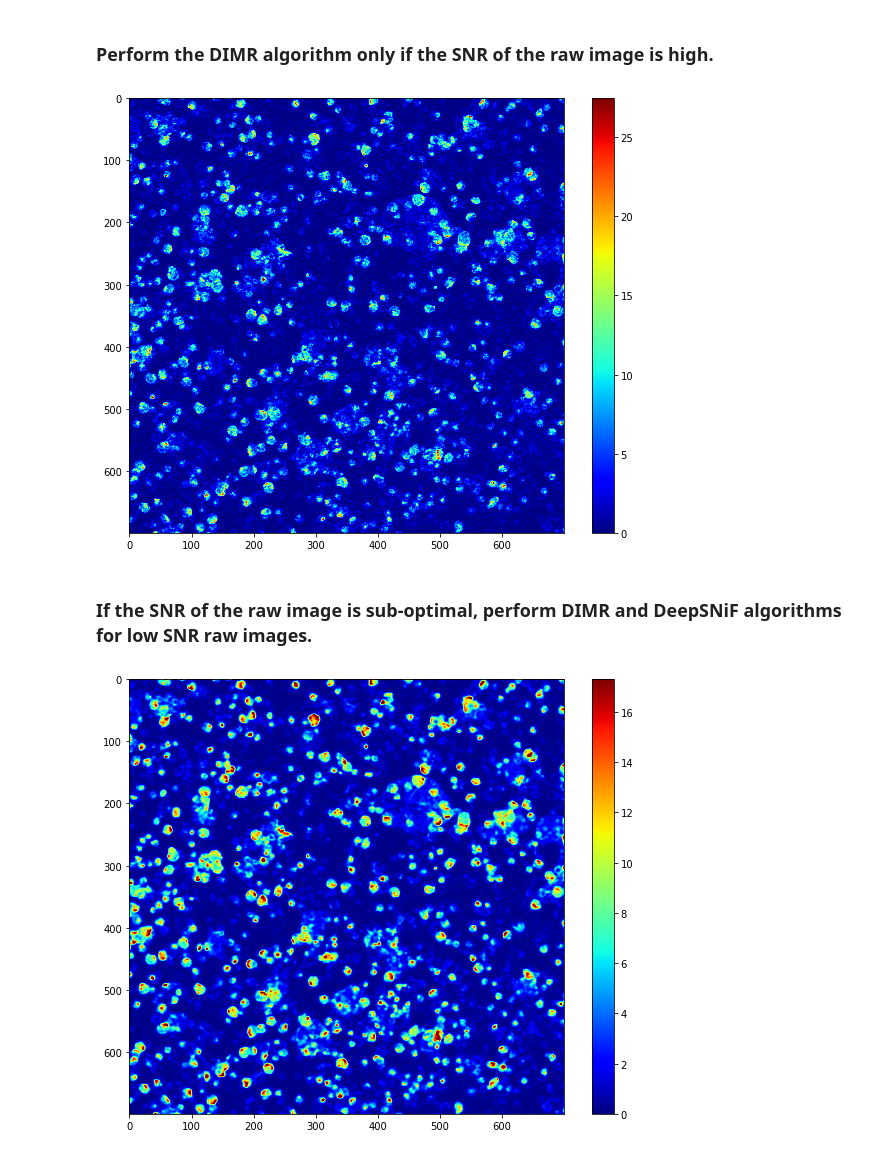
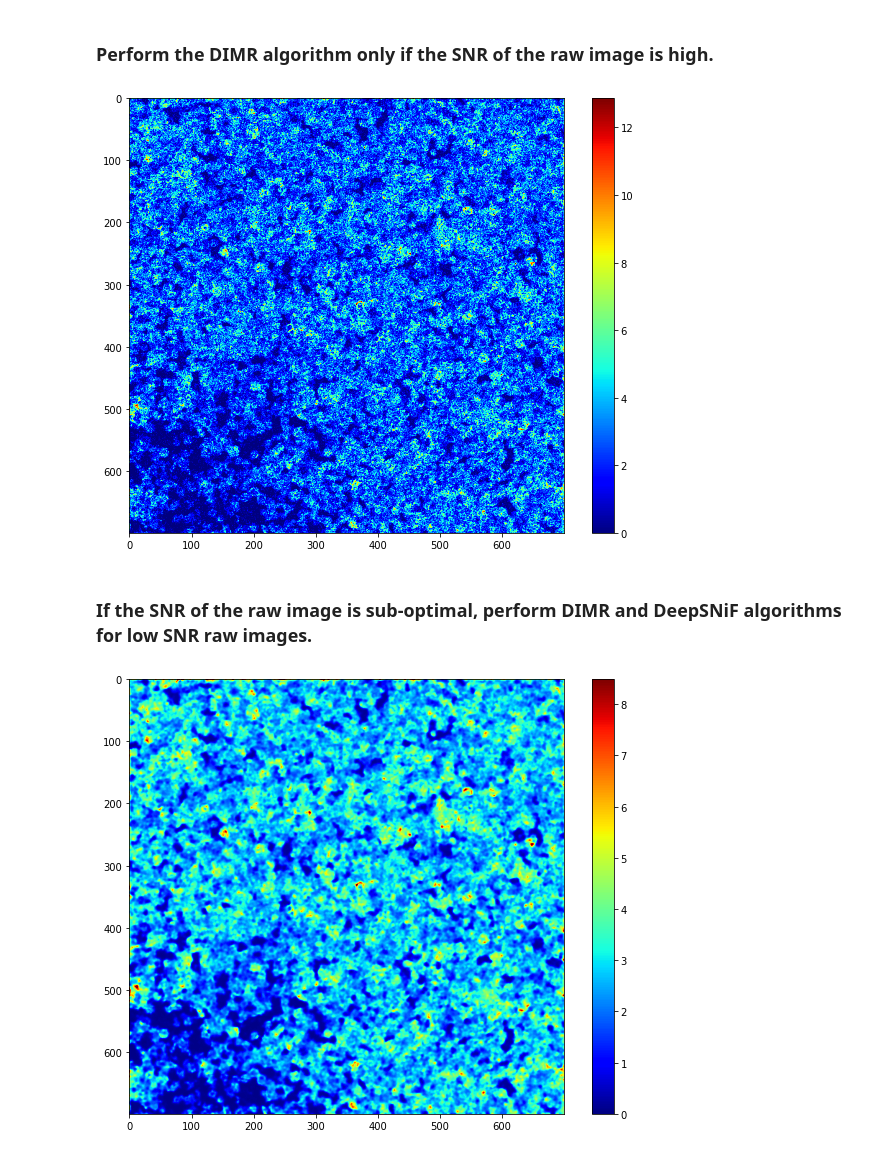
Before and after one commit to TaschnerMandlGroup/MapMetSC, a Jupyter notebook: code/python/Image_Preprocessing/IMC-Denoise_adapted/Jupyter_Notebook_examples/IMC_Denoise_Train_and_Predict.ipynb, the cells around one changed output. Saved outputs shown, nothing was run; the diff lists cells and outputs as text; code cells hidden in the pictures.

```diff
--- a/code/python/Image_Preprocessing/IMC-Denoise_adapted/Jupyter_Notebook_examples/IMC_Denoise_Train_and_Predict.ipynb
+++ b/code/python/Image_Preprocessing/IMC-Denoise_adapted/Jupyter_Notebook_examples/IMC_Denoise_Train_and_Predict.ipynb
@@ -113,7 +112,7 @@ Note:
 if 'generated_patches' in globals():
     del generated_patches
 
-channel_name = "89Y"
+channel_name = "163Dy"
 base_path = "/data_isilon_main/isilon_images/10_MetaSystems/MetaSystemsData/Multimodal_Imaging_Daria"
 out_path = os.path.join(base_path, "_Data_Analysis/_tmp_daria/Image_analysis/20230105_IMC-Denoise")
 Raw_directory = os.path.join(out_path, "training") # change this directory to your Raw_image_directory.
@@ -187,7 +186,11 @@ val_set_percent = 0.15 # percentage of validation set. The default is 0.15.
 loss_function = "I_divergence" # loss function used. The default is "I_divergence".
 weights_name = "weights.hdf5" # trained network weights saved here. If None, the weights will not be saved.
 loss_name = "loss.npz" # training and validation losses saved here, either .mat or .npz format. If not defined, the losses will not be saved.
-weights_save_directory = os.path.join(out_path, "results") # location where 'weights_name' and 'loss_name' saved.
+
+if not os.path.exists(os.path.join(out_path, "results", channel_name)):
+    os.mkdir(os.path.join(out_path, "results", channel_name))
+weights_save_directory = os.path.join(out_path, "results", channel_name) # location where 'weights_name' and 'loss_name' saved.
+
 # If the value is None, the files will be saved in a sub-directory named "trained_weights" of  the current file folder.
 is_load_weights = False # True: load pre-trained weights file from disk for transfer learning and prediction. False: not load any pre-trained weights.
 lambda_HF = 3e-6 # HF regularization parameter
@@ -243,14 +253,21 @@ plt.show()
 ### Load a raw CD38 image
 # %%
 # read a CD38 raw image.
-import random
+unseen = True
 
-samples = os.listdir(os.path.join(out_path, "training"))
+folder = "training"
+samples = os.listdir(os.path.join(out_path, folder))
+if unseen:
+    folder = "other"
+    samples = os.listdir(os.path.join(out_path, folder))
+
 index = random.randrange(len(samples))
-Raw_img_name = os.path.join(out_path, "training", samples[index], "89Y-MPO_Y89.tiff") # change to your raw image
+Raw_img_name = os.path.join(out_path, folder, samples[index], "89Y-MPO_Y89.tiff") # change to your raw image
 Img_raw = tp.imread(Raw_img_name)
 plt.figure(figsize = (10,8))
 plt.imshow(Img_raw, vmin = 0, vmax = 0.5*np.max(Img_raw), cmap = 'jet')
 plt.colorbar()
 plt.show()
+
+tifffile.imsave(os.path.join(weights_save_directory, "raw_example.tiff"), Img_raw)
 # %% [output]
@@ -263,16 +280,20 @@ plt.figure(figsize = (10,8))
 plt.imshow(Img_DIMR, vmin = 0, vmax = 0.5*np.max(Img_DIMR), cmap = 'jet')
 plt.colorbar()
 plt.show()
+
+tifffile.imsave(os.path.join(weights_save_directory, "DIMR_example.tiff"), Img_DIMR)
 # %% [output]
-[figure, old version]
+[figure, new version]
 # %% [markdown]
 ### If the SNR of the raw image is sub-optimal, perform DIMR and DeepSNiF algorithms for low SNR raw images.
 # %%
 # perform DIMR and DeepSNiF algorithms for low SNR raw images.
 Img_DIMR_DeepSNiF = deepsnif.perform_IMC_Denoise(Img_raw, n_neighbours = n_neighbours, n_iter = n_iter, window_size = window_size)
 plt.figure(figsize = (10,8))
 plt.imshow(Img_DIMR_DeepSNiF, vmin = 0, vmax = 0.5*np.max(Img_DIMR_DeepSNiF), cmap = 'jet')
 plt.colorbar()
 plt.show()
+
+tifffile.imsave(os.path.join(weights_save_directory, "DIMR_DeepSNiF_example.tiff"), Img_DIMR_DeepSNiF)
 # %% [output]
-[figure, old version]
+[figure, new version]
```
Also changed, not shown: parts of 8 cells of this notebook, 1 other file.
